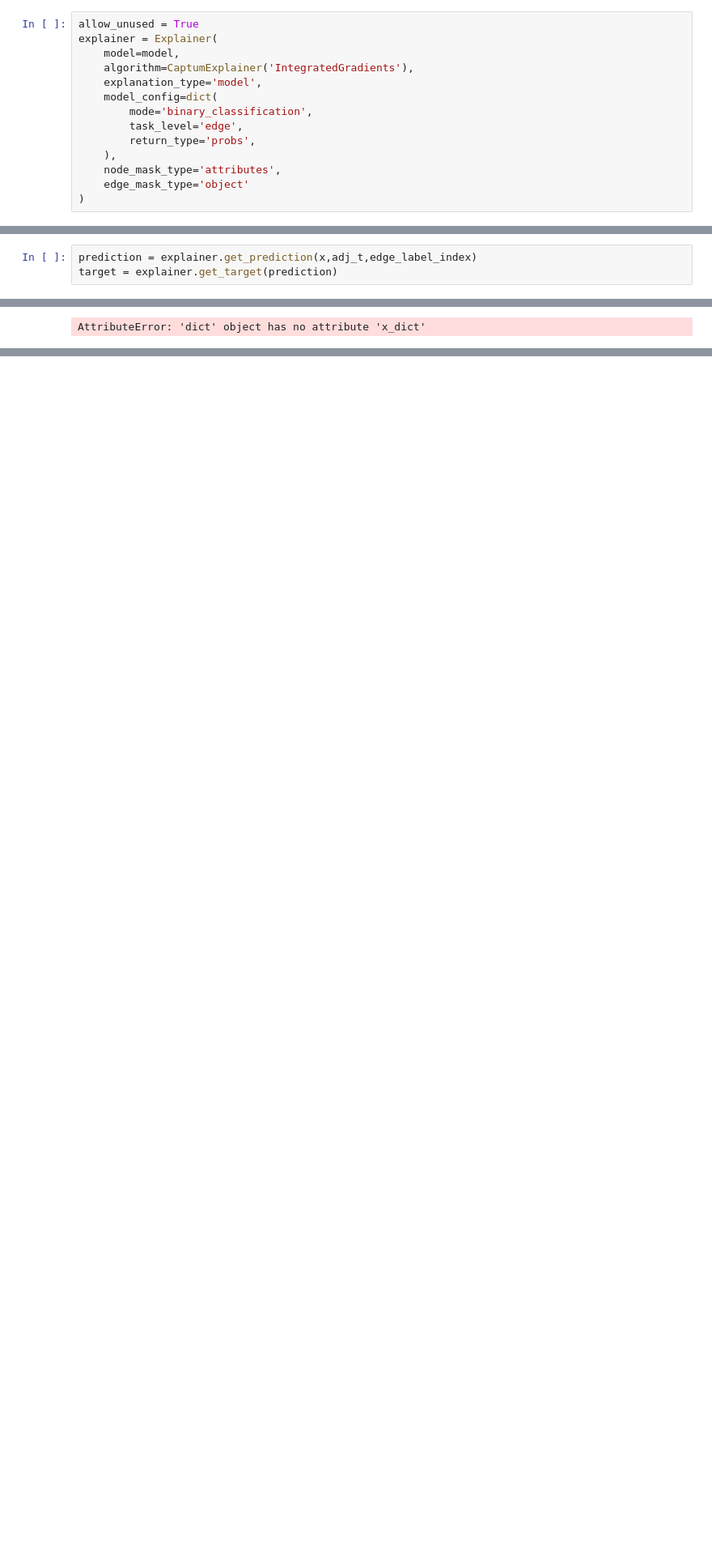
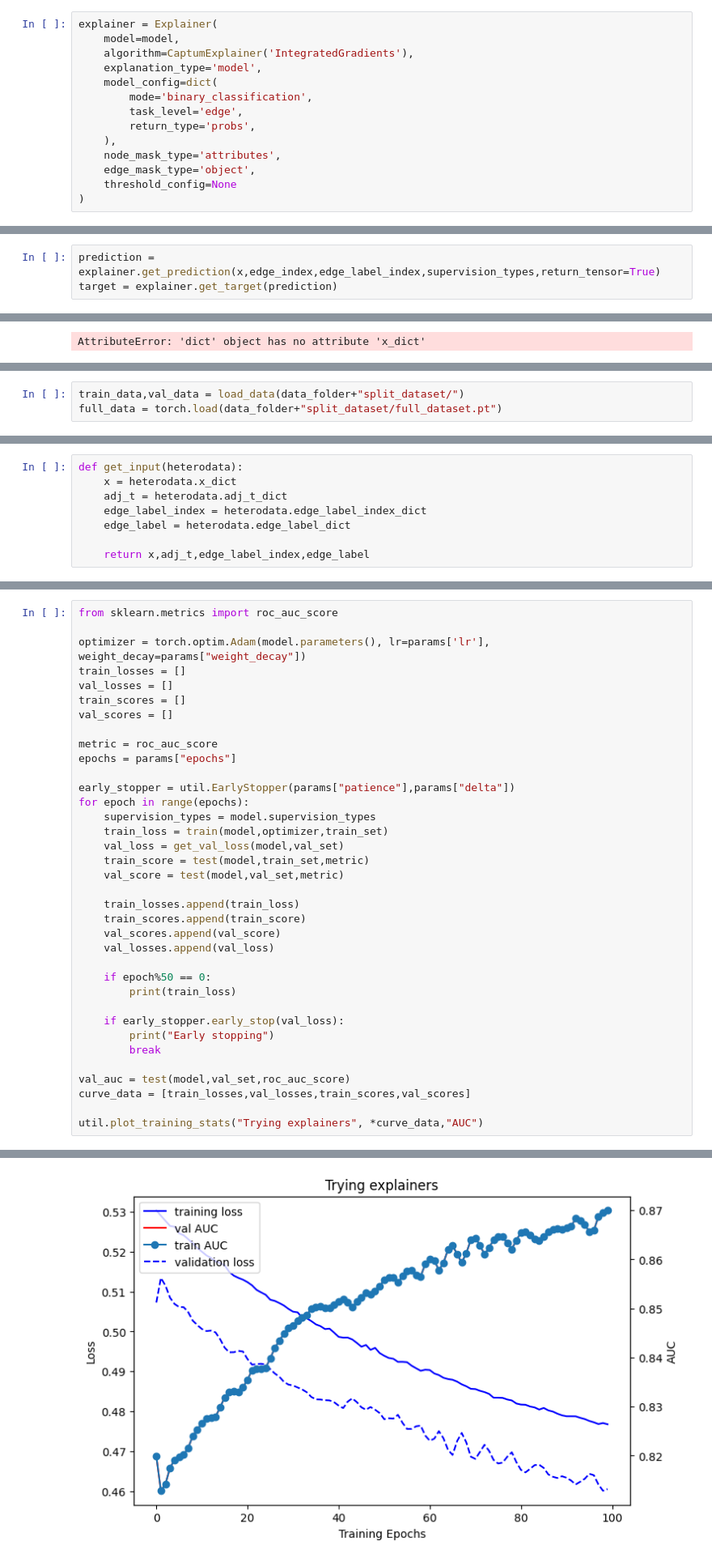
Before and after one commit to ingridheuer/gcnn_gdas, a Jupyter notebook: exploration/model_exploration/testing_explainers.ipynb, the cells around one changed output, grey strips where cells are left out. Shown at 81% size. Saved outputs shown, nothing was run; the diff lists cells and outputs as text; blank space fills up the shorter version.

```diff
--- a/exploration/model_exploration/testing_explainers.ipynb
+++ b/exploration/model_exploration/testing_explainers.ipynb
@@ -335,5 +329,4 @@ edge_label_index = train_data["gene_protein","disease"].edge_label_index
 # %%
-allow_unused = True
 explainer = Explainer(
     model=model,
     algorithm=CaptumExplainer('IntegratedGradients'),
@@ -344,5 +337,6 @@ explainer = Explainer(
         return_type='probs',
     ),
     node_mask_type='attributes',
-    edge_mask_type='object'
+    edge_mask_type='object',
+    threshold_config=None
 )
@@ -354,3 +345,3 @@ tensor([[ 2929,  6037,  4913,  ...,  3391, 15286,  7687],
 # %%
-prediction = explainer.get_prediction(x,adj_t,edge_label_index)
+prediction = explainer.get_prediction(x,edge_index,edge_label_index,supervision_types,return_tensor=True)
 target = explainer.get_target(prediction)
@@ -422,0 +634,3 @@ AttributeError: 'dict' object has no attribute 'x_dict'
+# %%
+train_data,val_data = load_data(data_folder+"split_dataset/")
+full_data = torch.load(data_folder+"split_dataset/full_dataset.pt")
@@ -422,0 +663,8 @@ AttributeError: 'dict' object has no attribute 'x_dict'
+# %%
+def get_input(heterodata):
+    x = heterodata.x_dict
+    adj_t = heterodata.adj_t_dict
+    edge_label_index = heterodata.edge_label_index_dict
+    edge_label = heterodata.edge_label_dict
+
+    return x,adj_t,edge_label_index,edge_label
@@ -422,0 +788,37 @@ AttributeError: 'dict' object has no attribute 'x_dict'
+# %%
+from sklearn.metrics import roc_auc_score
+
+optimizer = torch.optim.Adam(model.parameters(), lr=params['lr'], weight_decay=params["weight_decay"])
+train_losses = []
+val_losses = []
+train_scores = []
+val_scores = []
+
+metric = roc_auc_score
+epochs = params["epochs"]
+
+early_stopper = util.EarlyStopper(params["patience"],params["delta"])
+for epoch in range(epochs):
+    supervision_types = model.supervision_types
+    train_loss = train(model,optimizer,train_set)
+    val_loss = get_val_loss(model,val_set)
+    train_score = test(model,train_set,metric)
+    val_score = test(model,val_set,metric)
+
+    train_losses.append(train_loss)
+    train_scores.append(train_score)
+    val_scores.append(val_score)
+    val_losses.append(val_loss)
+
+    if epoch%50 == 0:
+        print(train_loss)
+
+    if early_stopper.early_stop(val_loss):
+        print("Early stopping")
+        break
+
+val_auc = test(model,val_set,roc_auc_score)
+curve_data = [train_losses,val_losses,train_scores,val_scores]
+
+util.plot_training_stats("Trying explainers", *curve_data,"AUC")
+# %% [output]
@@ -422,0 +827 @@ AttributeError: 'dict' object has no attribute 'x_dict'
+[figure, added]
```
Also changed, not shown: parts of 32 cells of this notebook, 4 other files.
